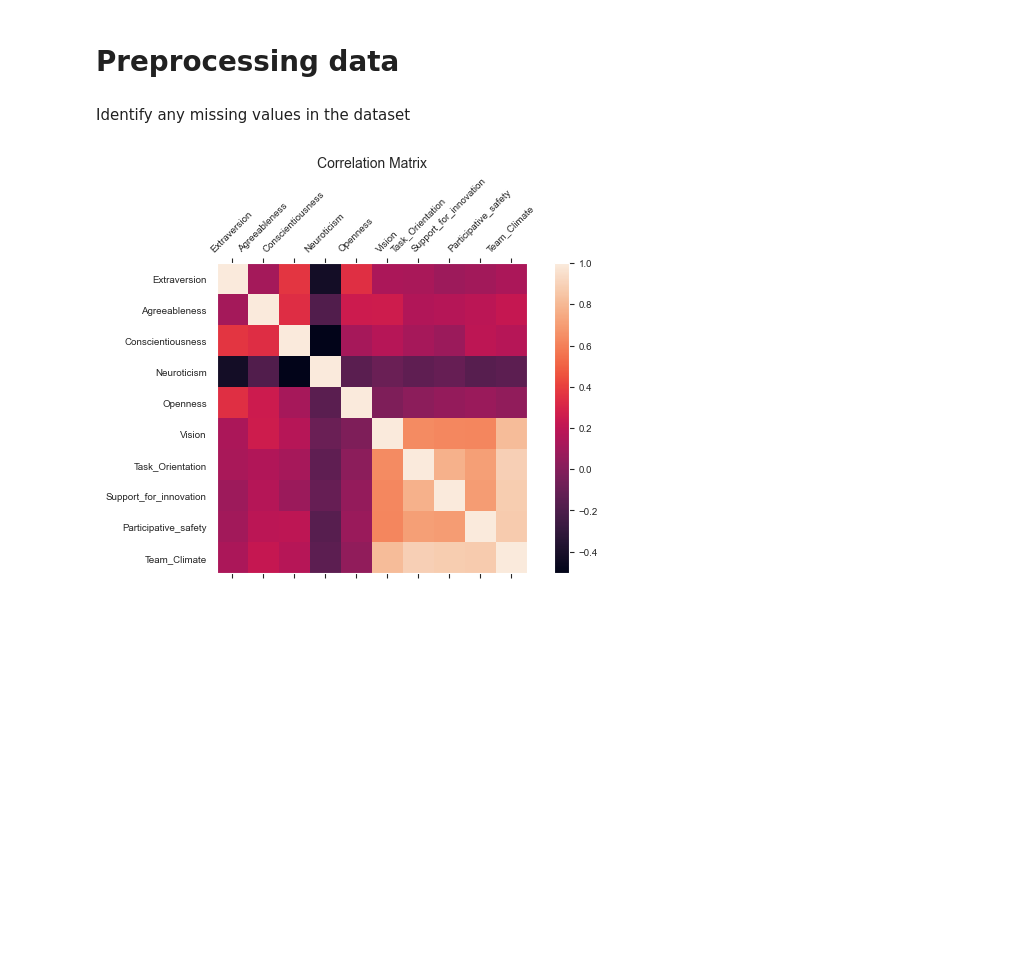
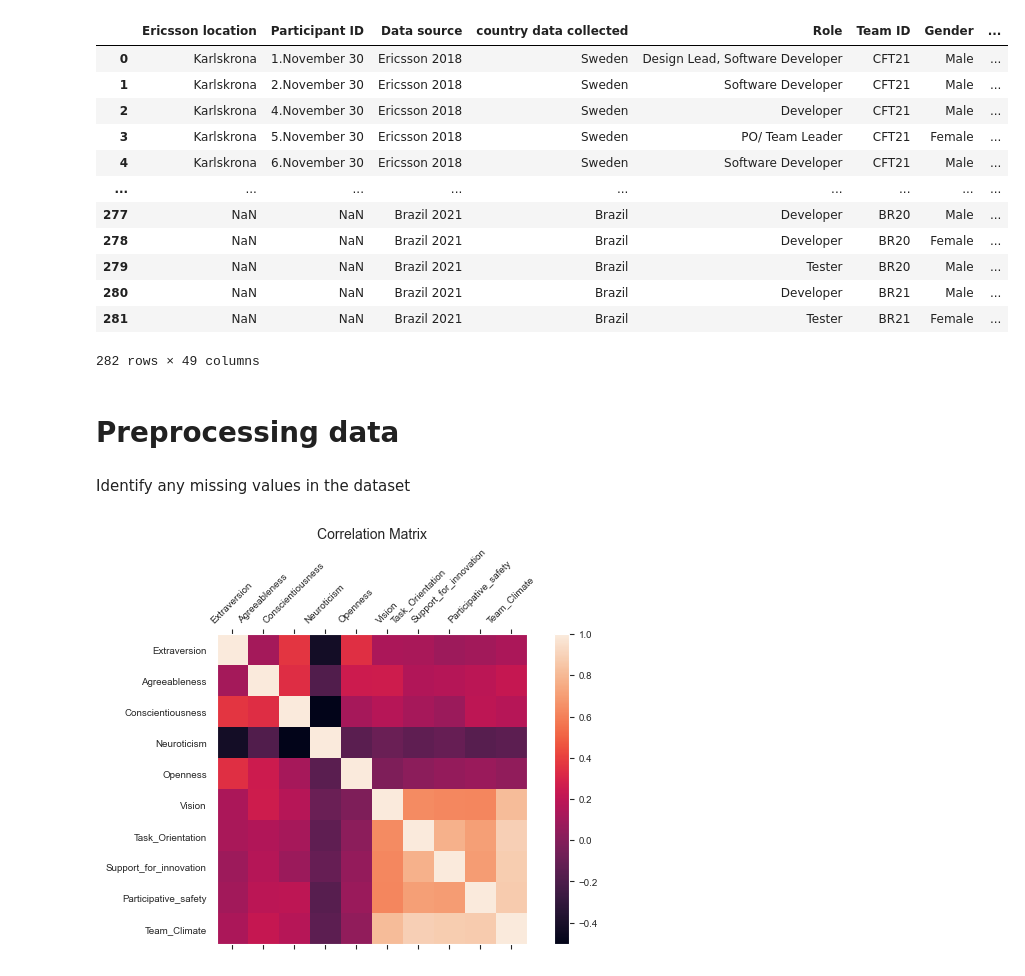
Before and after one commit to moon1201/PersonalityAndTeamClimate, a Jupyter notebook: EDA.ipynb, the cells around one changed output. Cells and saved outputs as stored; diff of their text form; code cells hidden in the pictures; blank space fills up the shorter version.

```diff
--- a/EDA.ipynb
+++ b/EDA.ipynb
@@ -10 +13,17 @@ df_all.drop(columns=["Responsibility", "Listening_skills", "Questioning_skills",
+# %%
+df_all
+# %% [output]
+|  | Ericsson location | Participant ID | Data source | country data collected | Role | Team ID | Gender | ... |
+| 0 | Karlskrona | 1.November 30 | Ericsson 2018 | Sweden | Design Lead, Software Developer | CFT21 | Male | ... |
+| 1 | Karlskrona | 2.November 30 | Ericsson 2018 | Sweden | Software Developer | CFT21 | Male | ... |
+| 2 | Karlskrona | 4.November 30 | Ericsson 2018 | Sweden | Developer | CFT21 | Male | ... |
+| 3 | Karlskrona | 5.November 30 | Ericsson 2018 | Sweden | PO/ Team Leader | CFT21 | Female | ... |
+| 4 | Karlskrona | 6.November 30 | Ericsson 2018 | Sweden | Software Developer | CFT21 | Male | ... |
+| ... | ... | ... | ... | ... | ... | ... | ... | ... |
+| 277 | NaN | NaN | Brazil 2021 | Brazil | Developer | BR20 | Male | ... |
+| 278 | NaN | NaN | Brazil 2021 | Brazil | Developer | BR20 | Female | ... |
+| 279 | NaN | NaN | Brazil 2021 | Brazil | Tester | BR20 | Male | ... |
+| 280 | NaN | NaN | Brazil 2021 | Brazil | Developer | BR21 | Male | ... |
+| 281 | NaN | NaN | Brazil 2021 | Brazil | Tester | BR21 | Female | ... |
+282 rows × 49 columns
 # %%
```
Also changed, not shown: parts of 3 cells of this notebook, 4 other files.
